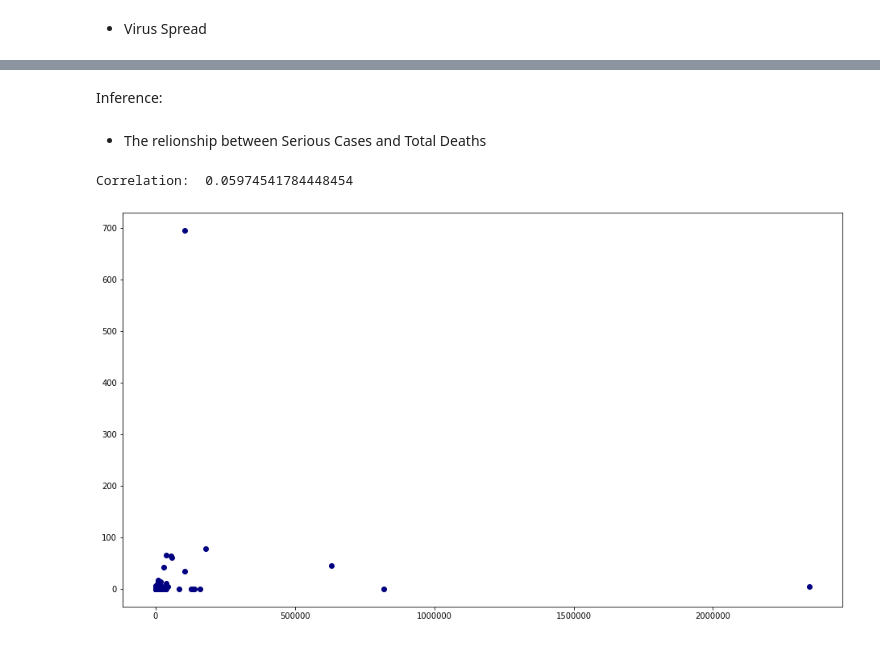
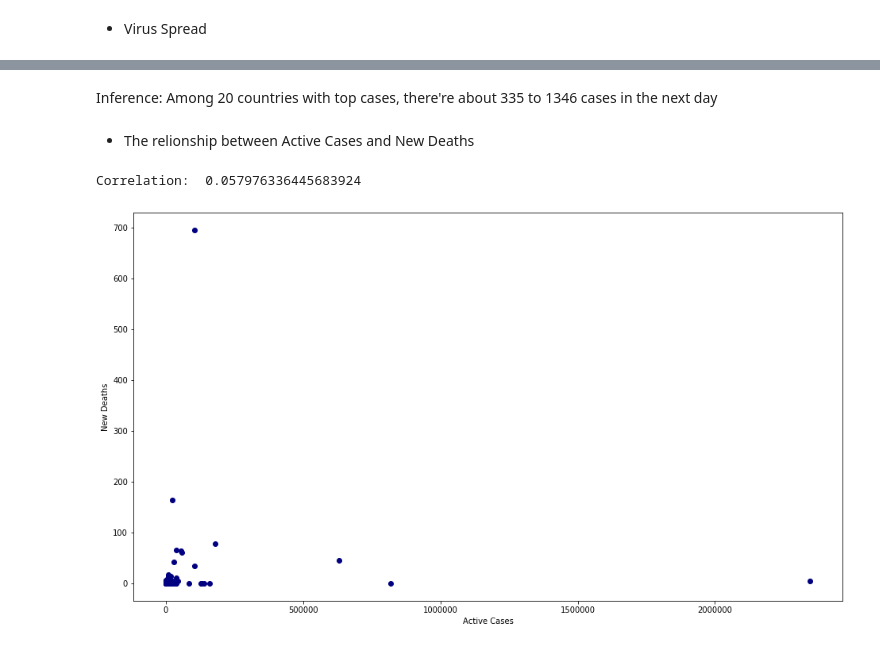
Before and after one commit to phamhuynhnhat99/DV-Lab01, a Jupyter notebook: DataVisualization - Lab01.ipynb, the cells around one changed output, grey strips where cells are left out. Cells and saved outputs as stored; diff of their text form; code cells hidden in the pictures.

```diff
--- a/DataVisualization - Lab01.ipynb
+++ b/DataVisualization - Lab01.ipynb
@@ -262,18 +257,20 @@ Name: New Cases, dtype: float64
-# %% [markdown]
-Inference:
+# %% [markdown]
+Inference: Among 20 countries with top cases, there're about 335 to 1346 cases in the next day
 # %% [markdown]
-* The relionship between Serious Cases and Total Deaths
+* The relionship between Active Cases and New Deaths
 # %%
 xname = 'Active Cases'
 yname = 'New Deaths'
 ndf = df[['Country', yname, xname]]
 ndf.index = range(1,len(ndf)+1)
 print('Correlation: ', ndf[yname].corr(ndf[xname]))
 X = ndf[xname].values.reshape(-1, 1)
 Y = ndf[yname].values.reshape(-1, 1)
 plt.figure(figsize=(16, 9))
 plt.scatter(X, Y, color='navy')
+plt.xlabel(xname)
+plt.ylabel(yname)
 plt.show()
 # %% [output]
-Correlation:  0.05974541784448454
+Correlation:  0.057976336445683924
-[figure, old version]
+[figure, new version]
```
Also changed, not shown: parts of 14 cells of this notebook.
